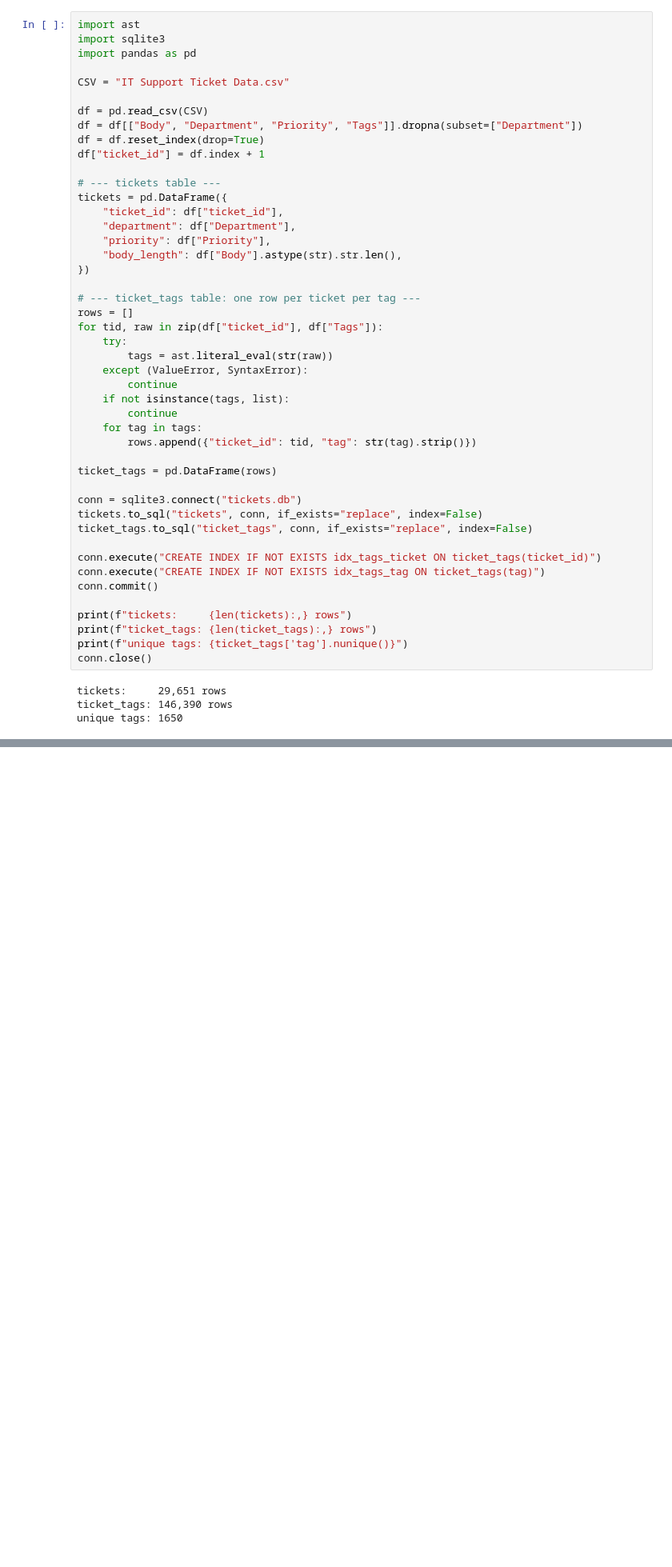
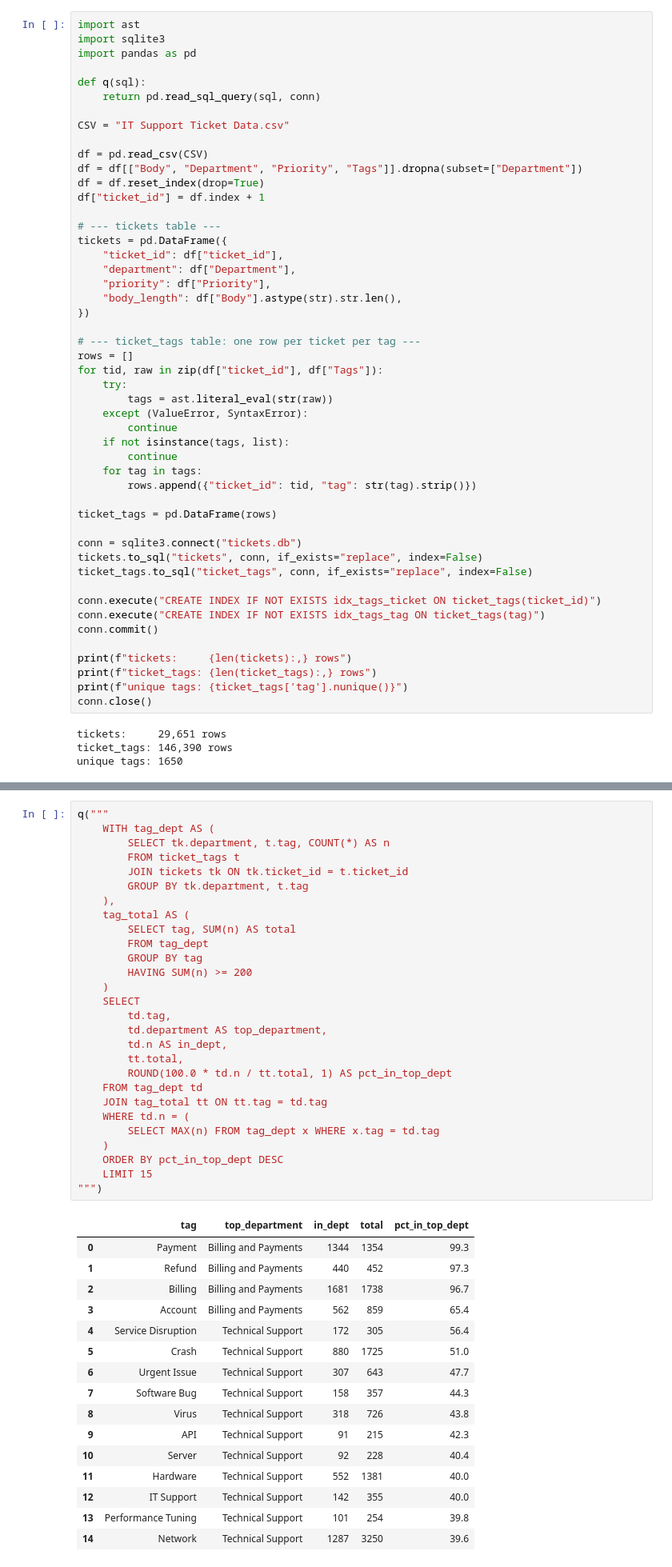
Before and after one commit to shramana-sanyal/sql-ticket-analysis, a Jupyter notebook: sql_analysis.ipynb, the cells around one changed output, grey strips where cells are left out. Shown at 80% size. Drawn from its saved outputs; the diff is of its cells as text; blank space fills up the shorter version.

```diff
--- a/sql_analysis.ipynb
+++ b/sql_analysis.ipynb
@@ -2,6 +20,9 @@
 import ast
 import sqlite3
 import pandas as pd
+
+def q(sql):
+    return pd.read_sql_query(sql, conn)
 
 CSV = "IT Support Ticket Data.csv"
 
@@ -50,0 +280,45 @@ unique tags: 1650
+# %%
+q("""
+    WITH tag_dept AS (
+        SELECT tk.department, t.tag, COUNT(*) AS n
+        FROM ticket_tags t
+        JOIN tickets tk ON tk.ticket_id = t.ticket_id
+        GROUP BY tk.department, t.tag
+    ),
+    tag_total AS (
+        SELECT tag, SUM(n) AS total
+        FROM tag_dept
+        GROUP BY tag
+        HAVING SUM(n) >= 200
+    )
+    SELECT
+        td.tag,
+        td.department AS top_department,
+        td.n AS in_dept,
+        tt.total,
+        ROUND(100.0 * td.n / tt.total, 1) AS pct_in_top_dept
+    FROM tag_dept td
+    JOIN tag_total tt ON tt.tag = td.tag
+    WHERE td.n = (
+        SELECT MAX(n) FROM tag_dept x WHERE x.tag = td.tag
+    )
+    ORDER BY pct_in_top_dept DESC
+    LIMIT 15
+""")
+# %% [output]
+|  | tag | top_department | in_dept | total | pct_in_top_dept |
+| 0 | Payment | Billing and Payments | 1344 | 1354 | 99.3 |
+| 1 | Refund | Billing and Payments | 440 | 452 | 97.3 |
+| 2 | Billing | Billing and Payments | 1681 | 1738 | 96.7 |
+| 3 | Account | Billing and Payments | 562 | 859 | 65.4 |
+| 4 | Service Disruption | Technical Support | 172 | 305 | 56.4 |
+| 5 | Crash | Technical Support | 880 | 1725 | 51.0 |
+| 6 | Urgent Issue | Technical Support | 307 | 643 | 47.7 |
+| 7 | Software Bug | Technical Support | 158 | 357 | 44.3 |
+| 8 | Virus | Technical Support | 318 | 726 | 43.8 |
+| 9 | API | Technical Support | 91 | 215 | 42.3 |
+| 10 | Server | Technical Support | 92 | 228 | 40.4 |
+| 11 | Hardware | Technical Support | 552 | 1381 | 40.0 |
+| 12 | IT Support | Technical Support | 142 | 355 | 40.0 |
+| 13 | Performance Tuning | Technical Support | 101 | 254 | 39.8 |
+| 14 | Network | Technical Support | 1287 | 3250 | 39.6 |
```
Also changed, not shown: parts of 27 cells of this notebook.
